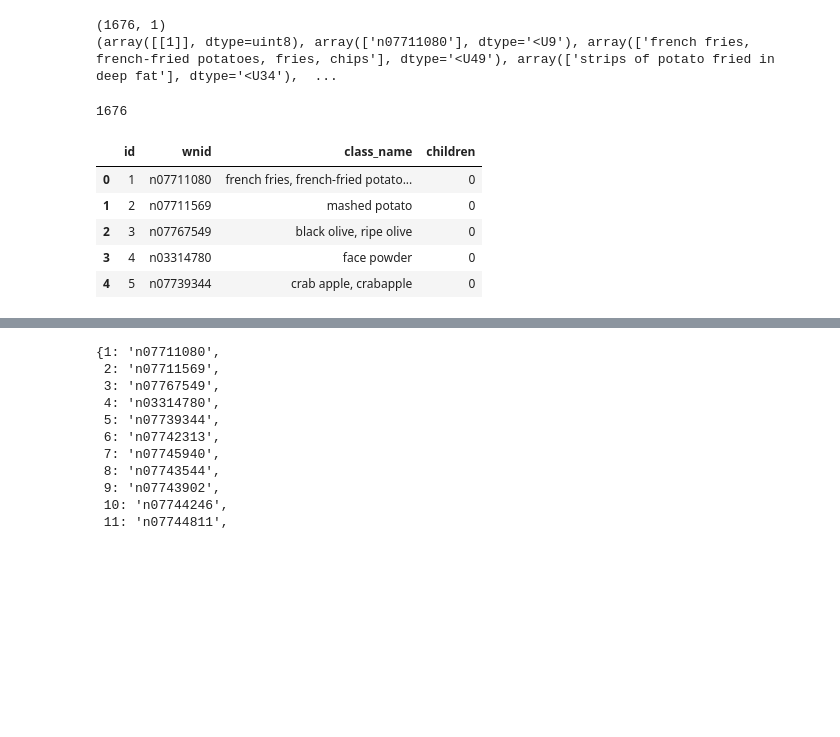
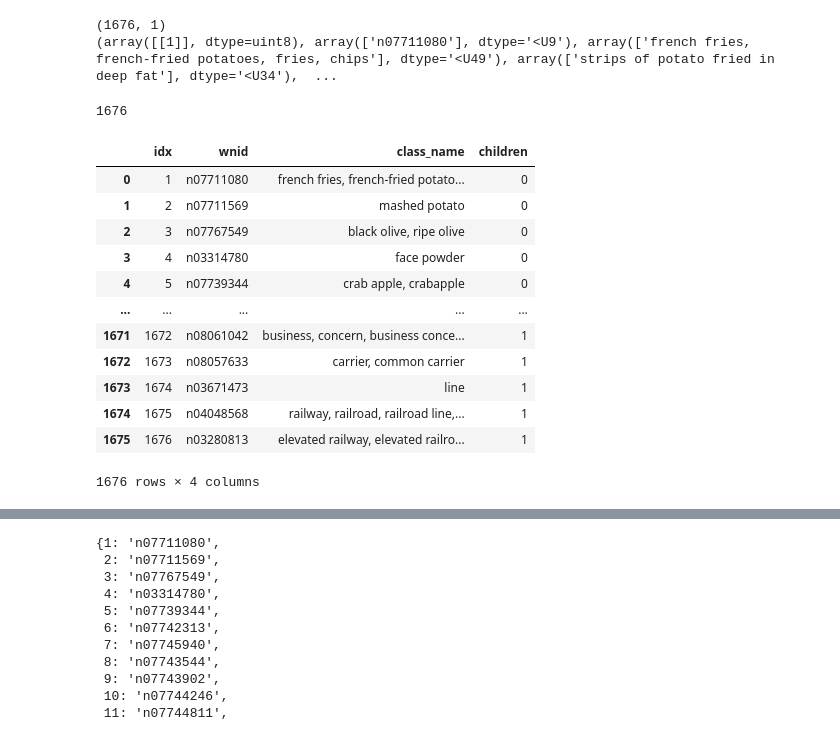
Before and after one commit to prashanthprabhu24/PaperClip, a Jupyter notebook: Imagenet/AlexNet.ipynb, the cells around one changed output, grey strips where cells are left out. Saved outputs shown, nothing was run; the diff lists cells and outputs as text; code cells hidden in the pictures; blank space fills up the shorter version.

```diff
--- a/Imagenet/AlexNet.ipynb
+++ b/Imagenet/AlexNet.ipynb
@@ -52,7 +51,7 @@ Paper uses all these images
 
 > Me : Implemented this data preprocessing as utils
 # %%
-dir = "ILSVRC2010_images"
+dir = "../Datasets/ILSVRC2010_images"
 print(f"Validation images: {len(os.listdir(os.path.join(dir, 'val')))}")
 # %% [output]
 Validation images: 50000
@@ -87,22 +86,29 @@ print(meta["synsets"][0,0])
 # %%
 rows = []
 for s in synsets:
     s = s[0]
-    ilsvrc_id = int(s[0][0][0])      # 1..1000 (or other ids)
-    wnid = s[1][0]                   # e.g. n01440764
-    words = s[2][0]                  # class name
-    num_children = int(s[4][0][0])   # leaf nodes have 0 children
+    ilsvrc_id = int(s[0][0][0])
+    wnid = s[1][0]
+    words = s[2][0]
+    num_children = int(s[4][0][0])
     rows.append([ilsvrc_id, wnid, words, num_children])
 
-df = pd.DataFrame(rows, columns=["id", "wnid", "class_name", "children"])
+df = pd.DataFrame(rows, columns=["idx", "wnid", "class_name", "children"])
 print(len(df))
-df.head()
+df
 # %% [output]
 1676
-|  | id | wnid | class_name | children |
+|  | idx | wnid | class_name | children |
 | 0 | 1 | n07711080 | french fries, french-fried potato... | 0 |
 | 1 | 2 | n07711569 | mashed potato | 0 |
 | 2 | 3 | n07767549 | black olive, ripe olive | 0 |
 | 3 | 4 | n03314780 | face powder | 0 |
 | 4 | 5 | n07739344 | crab apple, crabapple | 0 |
+| ... | ... | ... | ... | ... |
+| 1671 | 1672 | n08061042 | business, concern, business conce... | 1 |
+| 1672 | 1673 | n08057633 | carrier, common carrier | 1 |
+| 1673 | 1674 | n03671473 | line | 1 |
+| 1674 | 1675 | n04048568 | railway, railroad, railroad line,... | 1 |
+| 1675 | 1676 | n03280813 | elevated railway, elevated railro... | 1 |
+1676 rows × 4 columns
 # %%
```
Also changed, not shown: parts of 48 cells of this notebook, 12 other files.
